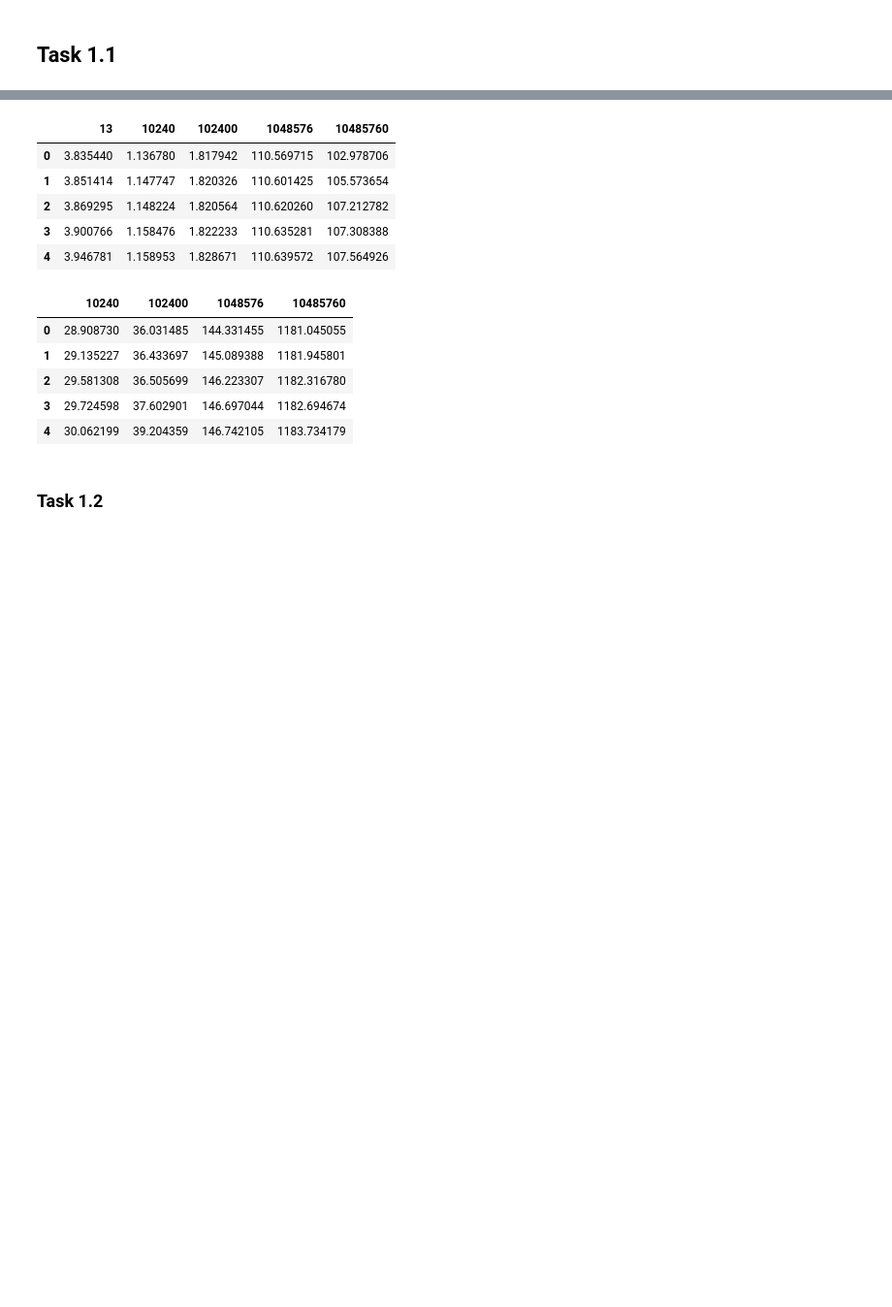
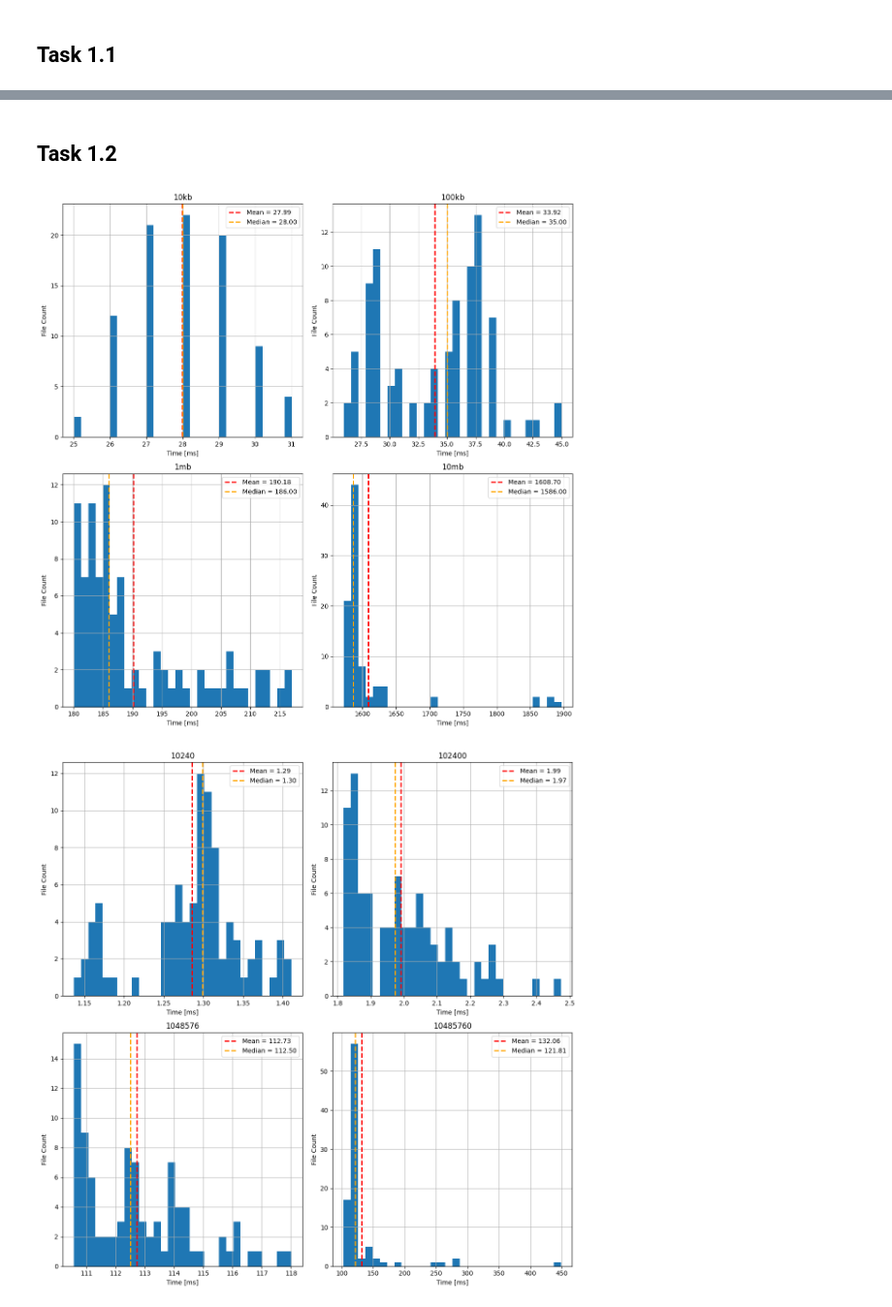
Before and after one commit to dalleman1/distributedstorage_project, a Jupyter notebook: testfolder/plots.ipynb, the cells around one changed output, grey strips where cells are left out. Shown at 97% size. Drawn from its saved outputs; the diff is of its cells as text; code cells hidden in the pictures; blank space fills up the shorter version.

```diff
--- a/testfolder/plots.ipynb
+++ b/testfolder/plots.ipynb
@@ -85,22 +103,13 @@ array([[<AxesSubplot: title={'center': '10240'}>,
-# %%
-pd.DataFrame(load_textfile('12k2/leadTime.txt')).head()
-# for key, values in load_textfile('12k2/leadTime.txt').items():
-    # print(key, len(values))
-# %% [output]
-|  | 13 | 10240 | 102400 | 1048576 | 10485760 |
-| 0 | 3.835440 | 1.136780 | 1.817942 | 110.569715 | 102.978706 |
-| 1 | 3.851414 | 1.147747 | 1.820326 | 110.601425 | 105.573654 |
-| 2 | 3.869295 | 1.148224 | 1.820564 | 110.620260 | 107.212782 |
-| 3 | 3.900766 | 1.158476 | 1.822233 | 110.635281 | 107.308388 |
-| 4 | 3.946781 | 1.158953 | 1.828671 | 110.639572 | 107.564926 |
-# %%
-pd.DataFrame(load_textfile('12k2/serverTime.txt')).head()
-# %% [output]
-|  | 10240 | 102400 | 1048576 | 10485760 |
-| 0 | 28.908730 | 36.031485 | 144.331455 | 1181.045055 |
-| 1 | 29.135227 | 36.433697 | 145.089388 | 1181.945801 |
-| 2 | 29.581308 | 36.505699 | 146.223307 | 1182.316780 |
-| 3 | 29.724598 | 37.602901 | 146.697044 | 1182.694674 |
-| 4 | 30.062199 | 39.204359 | 146.742105 | 1183.734179 |
 # %% [markdown]
-### Task 1.2
+## Task 1.2
+# %%
+dfk2p = pd.DataFrame(load_postman('12k2'))
+dfk2t = pd.DataFrame(load_textfile('12k2/leadTime.txt')).drop('13', axis=1)
+dfk2s = pd.DataFrame(load_textfile('12k2/serverTime.txt'))
+
+plot_hist(dfk2p)
+plot_hist(dfk2t)
+plot_hist(dfk2s)
+# %% [output]
+[figure, added]
+[figure, added]
```
Also changed, not shown: parts of 22 cells of this notebook, 7 other files.
